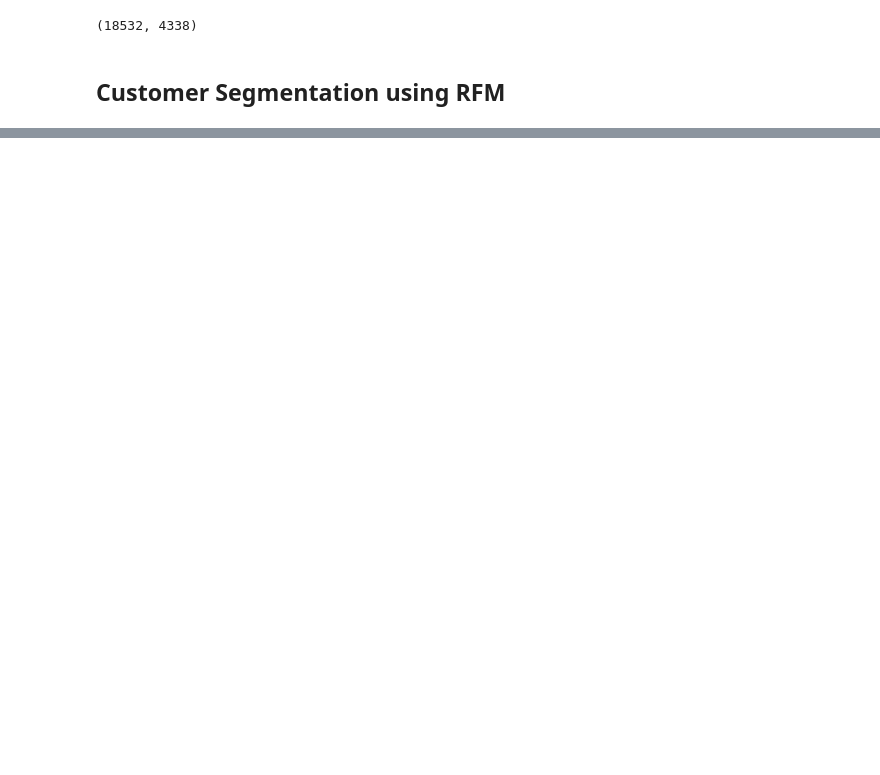
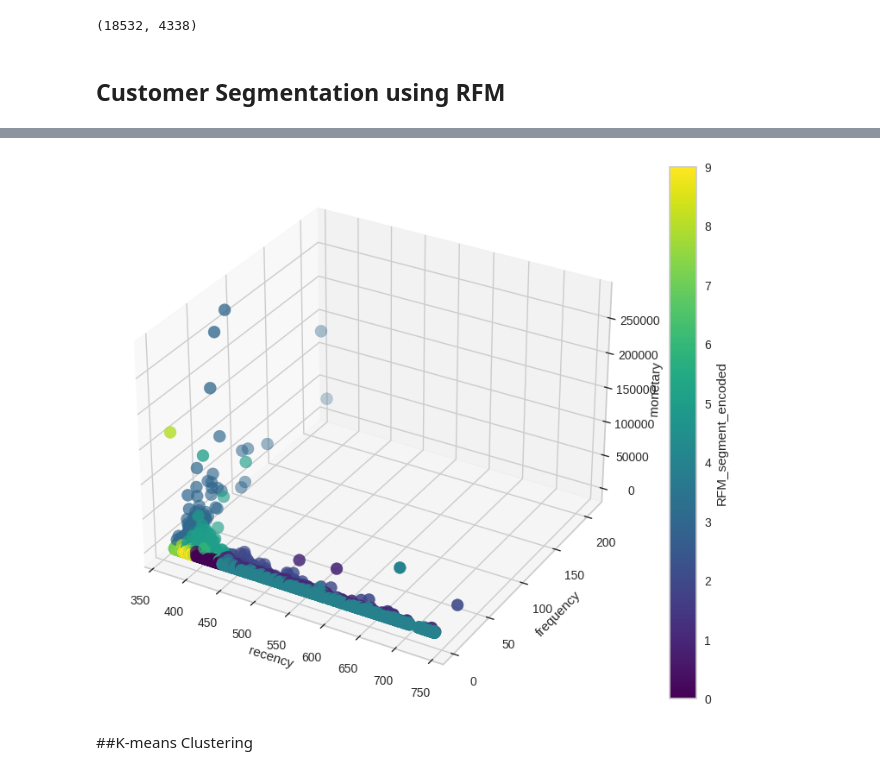
Before and after one commit to jaydeep-1998/-Customer-Segmentation-For-Marketing-Campaign-Analysis, a Jupyter notebook: RFM segmentation/Customer Segmentation RFM vs k-means Clustering.ipynb, the cells around one changed output, grey strips where cells are left out. Drawn from its saved outputs; the diff is of its cells as text; code cells hidden in the pictures; blank space fills up the shorter version.

```diff
--- a/RFM segmentation/Customer Segmentation RFM vs k-means Clustering.ipynb
+++ b/RFM segmentation/Customer Segmentation RFM vs k-means Clustering.ipynb
@@ -284,0 +264,33 @@ plt.show()
+# %%
+def plot_3d_scatter(data, x_feature, y_feature, z_feature, target_feature, figsize=(10, 8), cmap='viridis', s=100):
+    """
+    Generate a 3D scatter plot with color coding by a target variable.
+
+    Parameters:
+        data (pd.DataFrame): The dataset to be used.
+        x_feature (str): The feature for the x-axis.
+        y_feature (str): The feature for the y-axis.
+        z_feature (str): The feature for the z-axis.
+        target_feature (str): The target variable for color coding.
+        figsize (tuple, optional): Figure size (width, height). Default is (10, 8).
+        cmap (str, optional): Colormap for color coding. Default is 'viridis'.
+        s (int, optional): Marker size. Default is 100.
+    """
+    fig = plt.figure(figsize=figsize)
+    ax = fig.add_subplot(111, projection='3d')
+
+    # Scatter plot with color coding by target variable
+    scatter = ax.scatter(data[x_feature], data[y_feature], data[z_feature], c=data[target_feature], cmap=cmap, s=s)
+
+    ax.set_xlabel(x_feature)
+    ax.set_ylabel(y_feature)
+    ax.set_zlabel(z_feature)
+
+    # Add colorbar
+    plt.colorbar(scatter, label=target_feature)
+    plt.legend()
+    plt.show()
+
+# plotting cluster on scatterplot
+plot_3d_scatter(data_rfm, 'recency', 'frequency', 'monetary', 'RFM_segment_encoded')
+# %% [output]
@@ -284,0 +298,3 @@ plt.show()
+[figure, added]
+# %% [markdown]
+##K-means Clustering
```
Also changed, not shown: parts of 58 cells of this notebook, 1 other file.
